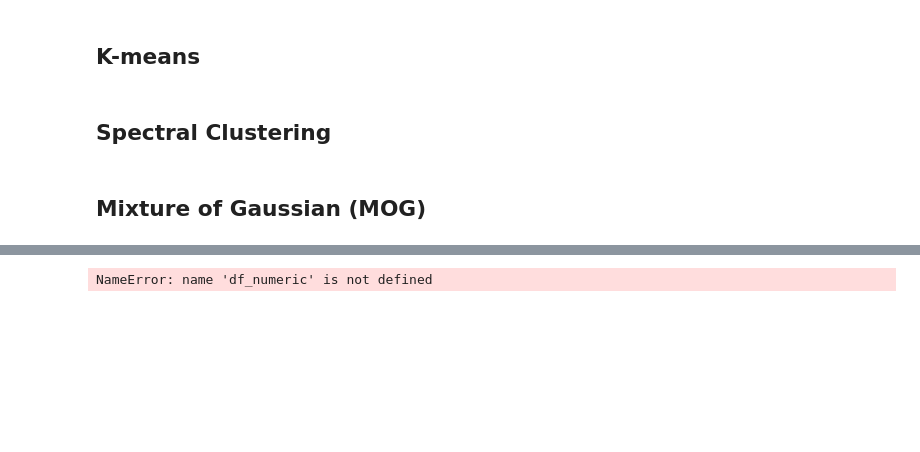
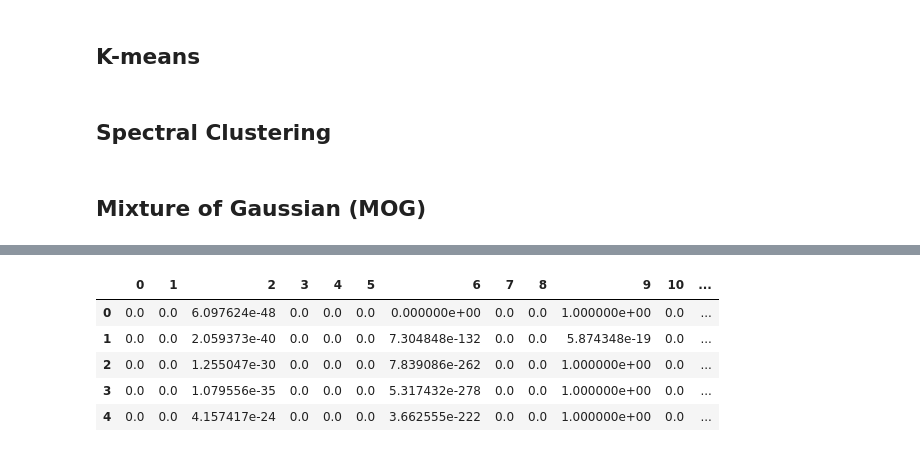
Before and after one commit to mikeheheda/FIFA-Player-Clustering, a Jupyter notebook: 118B Final Project.ipynb, the cells around one changed output, grey strips where cells are left out. Drawn from its saved outputs; the diff is of its cells as text; code cells hidden in the pictures; blank space fills up the shorter version.

```diff
--- a/118B Final Project.ipynb
+++ b/118B Final Project.ipynb
@@ -424,4 +571,13 @@ The "palyer_postions" column in df_cleaned is the position variable.
+# %%
+df_gamma = pd.read_csv("/Users/waichung/Desktop/SP21/COGS118B/Final/gamma.csv")
+# %%
+df_gamma = df_gamma.drop(columns='Unnamed: 0')
 # %%
-df_numeric.head()
+df_gamma.head()
 # %% [output]
-NameError: name 'df_numeric' is not defined
+|  | 0 | 1 | 2 | 3 | 4 | 5 | 6 | 7 | 8 | 9 | 10 | ... |
+| 0 | 0.0 | 0.0 | 6.097624e-48 | 0.0 | 0.0 | 0.0 | 0.000000e+00 | 0.0 | 0.0 | 1.000000e+00 | 0.0 | ... |
+| 1 | 0.0 | 0.0 | 2.059373e-40 | 0.0 | 0.0 | 0.0 | 7.304848e-132 | 0.0 | 0.0 | 5.874348e-19 | 0.0 | ... |
+| 2 | 0.0 | 0.0 | 1.255047e-30 | 0.0 | 0.0 | 0.0 | 7.839086e-262 | 0.0 | 0.0 | 1.000000e+00 | 0.0 | ... |
+| 3 | 0.0 | 0.0 | 1.079556e-35 | 0.0 | 0.0 | 0.0 | 5.317432e-278 | 0.0 | 0.0 | 1.000000e+00 | 0.0 | ... |
+| 4 | 0.0 | 0.0 | 4.157417e-24 | 0.0 | 0.0 | 0.0 | 3.662555e-222 | 0.0 | 0.0 | 1.000000e+00 | 0.0 | ... |
```
Also changed, not shown: parts of 25 cells of this notebook.
